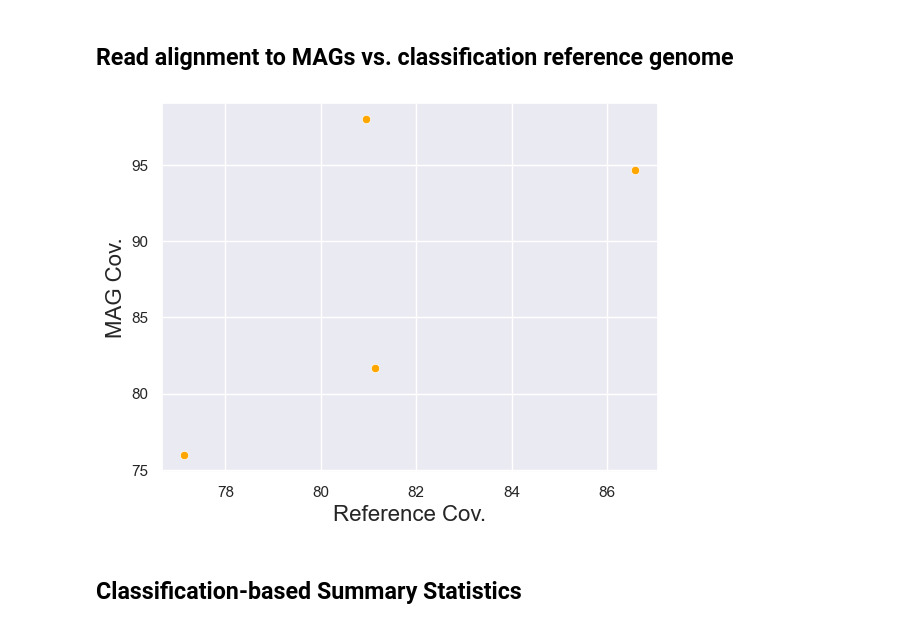
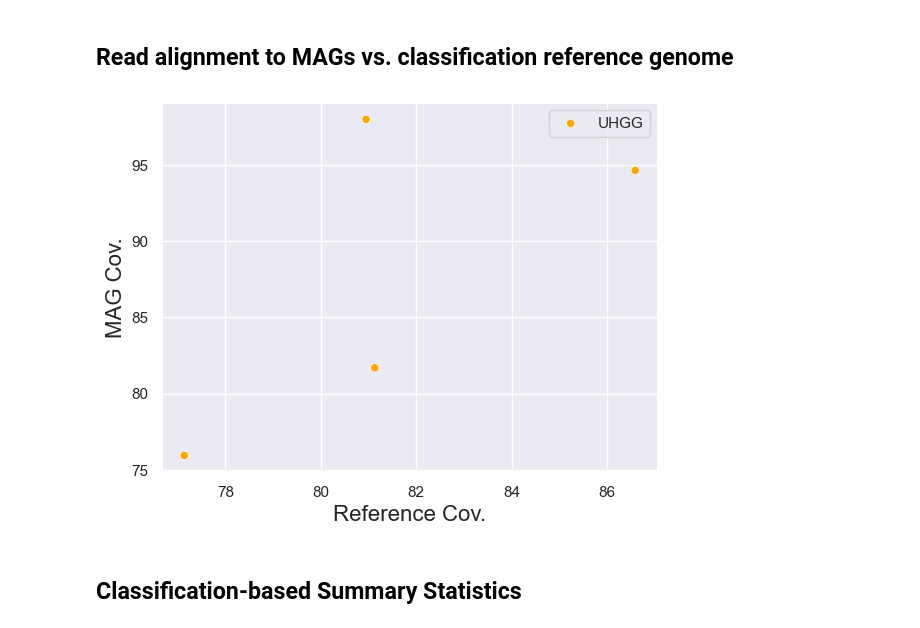
Before and after one commit to Meta-CAMP/camp_mag-qc, a Jupyter notebook: Dataviz.ipynb, the cells around one changed output. Cells and saved outputs as stored; diff of their text form; code cells hidden in the pictures.

```diff
--- a/Dataviz.ipynb
+++ b/Dataviz.ipynb
@@ -119,11 +120,17 @@ def box_plot(df, p, n, a, i):
     p.set_ylabel(n, size = 16) # Set the y-axis label as the parameter only
     return p
 # %%
-for i, df in enumerate(stats_df_lst):
-    fig, axs = plt.subplots(num_rows, num_cols, figsize = (24,24)) # in.
-    for j, p in enumerate(parameters):
-        row = int(j // num_cols)
-        col = int(j % num_cols)
-        box_plot(df, p, param_names[j], axs[row,col], i)
-    fig.savefig(join(out_dir, samples_ordered[i] + '_summary_statistics.svg'), dpi = 1000, bbox_inches = 'tight')
+fig, axs = plt.subplots(num_rows, num_cols, figsize = (24,24)) # in.
+stats_df = pd.concat(stats_df_lst)
+for j, p in enumerate(parameters): # for i, df in enumerate(stats_df_lst):
+    row = int(j // num_cols)
+    col = int(j % num_cols)
+    box_plot(stats_df, p, param_names[j], axs[row,col])
+
+qual_df = stats_df.groupby(['sample_name', 'Quality']).count().reset_index()
+p = sns.countplot(data = stats_df, x = 'sample_name', hue = 'Quality',
+        palette = ['#ff8d65', '#007e08'], ax = axs[3,2])
+p.set_xticklabels(samples_labeled)
+p.set_xlabel(None)
+p.set_ylabel('Num. MAGs', size = 16) # Set the y-axis label as the parameter only
 # %% [output]
@@ -135,14 +145,13 @@ for i, df in enumerate(stats_df_lst):
 num_rows = 1
 num_cols = len(samples_ordered)
 # %%
-def coverage_dot_plot(df, i):
-    p = sns.scatterplot(data = df, x = 'ref_cov', y = 'bin_cov', color = samples_colours[i])
+def coverage_dot_plot(df):
+    p = sns.scatterplot(data = df, x = 'ref_cov', y = 'bin_cov', hue = 'sample_name', palette = samples_colours)
     p.set_xlabel('Reference Cov.', size = 16)
     p.set_ylabel('MAG Cov.', size = 16)
-    # TODO Need to figure out how to rename stuff in the legend
-    p.get_figure().savefig(samples_ordered[i] + '_mag_ref_cov.svg', dpi = 1000, bbox_inches = 'tight')
+    p.legend(labels = samples_labeled)
+    return p
 # %%
-for i, df in enumerate(stats_df_lst):
-    coverage_dot_plot(df, i)
+p = coverage_dot_plot(stats_df)
 # %% [output]
-[figure, old version]
+[figure, new version]
```
Also changed, not shown: parts of 8 cells of this notebook, 9 other files.
